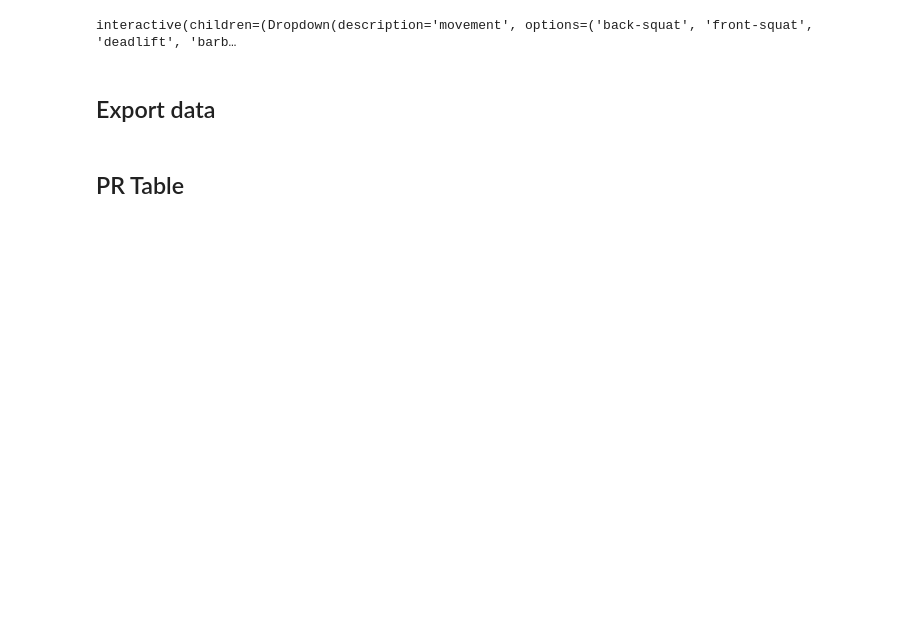
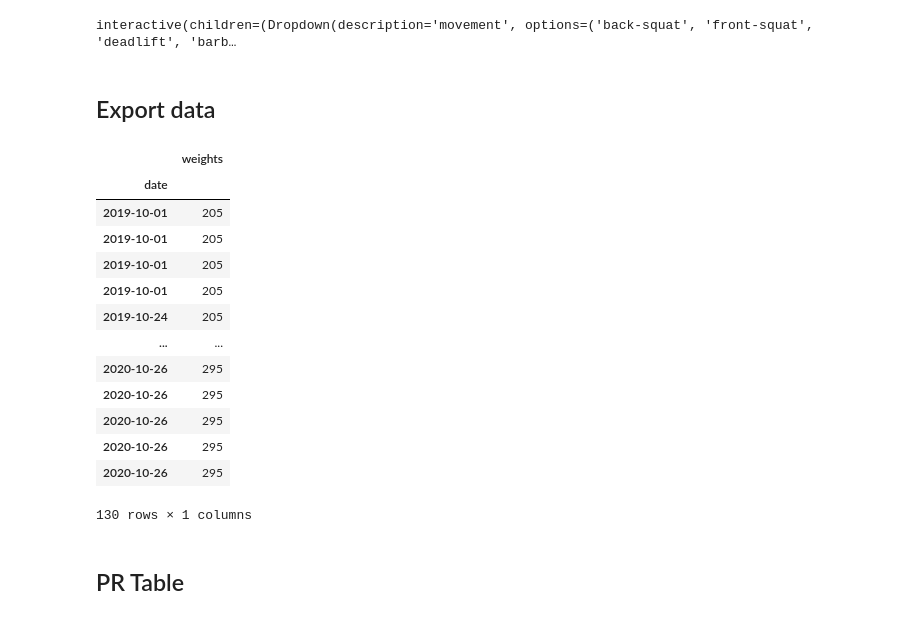
Before and after one commit to hnagib/WodUp-Scraper, a Jupyter notebook: notebooks/hn-wodup-crawler.ipynb, the cells around one changed output. Drawn from its saved outputs; the diff is of its cells as text; code cells hidden in the pictures; blank space fills up the shorter version.

```diff
--- a/notebooks/hn-wodup-crawler.ipynb
+++ b/notebooks/hn-wodup-crawler.ipynb
@@ -129,2 +130,22 @@ for movement,df in wodup_data[user].logs.items():
+# %%
+df_hist=pd.read_csv('../data/hasannagib-back-squat.csv')
+df_plot = df_hist.query(f'(reps>=1) and (reps<=5)').sort_values('date')
+df_plot = np.maximum.accumulate(df_plot).set_index('date')[['weights']]
+df_plot
+# %% [output]
+|  | weights |
+| date |  |
+| 2019-10-01 | 205 |
+| 2019-10-01 | 205 |
+| 2019-10-01 | 205 |
+| 2019-10-01 | 205 |
+| 2019-10-24 | 205 |
+| ... | ... |
+| 2020-10-26 | 295 |
+| 2020-10-26 | 295 |
+| 2020-10-26 | 295 |
+| 2020-10-26 | 295 |
+| 2020-10-26 | 295 |
+130 rows × 1 columns
 # %% [markdown]
 ## PR Table
```
Also changed, not shown: parts of 9 cells of this notebook, 6 other files.
